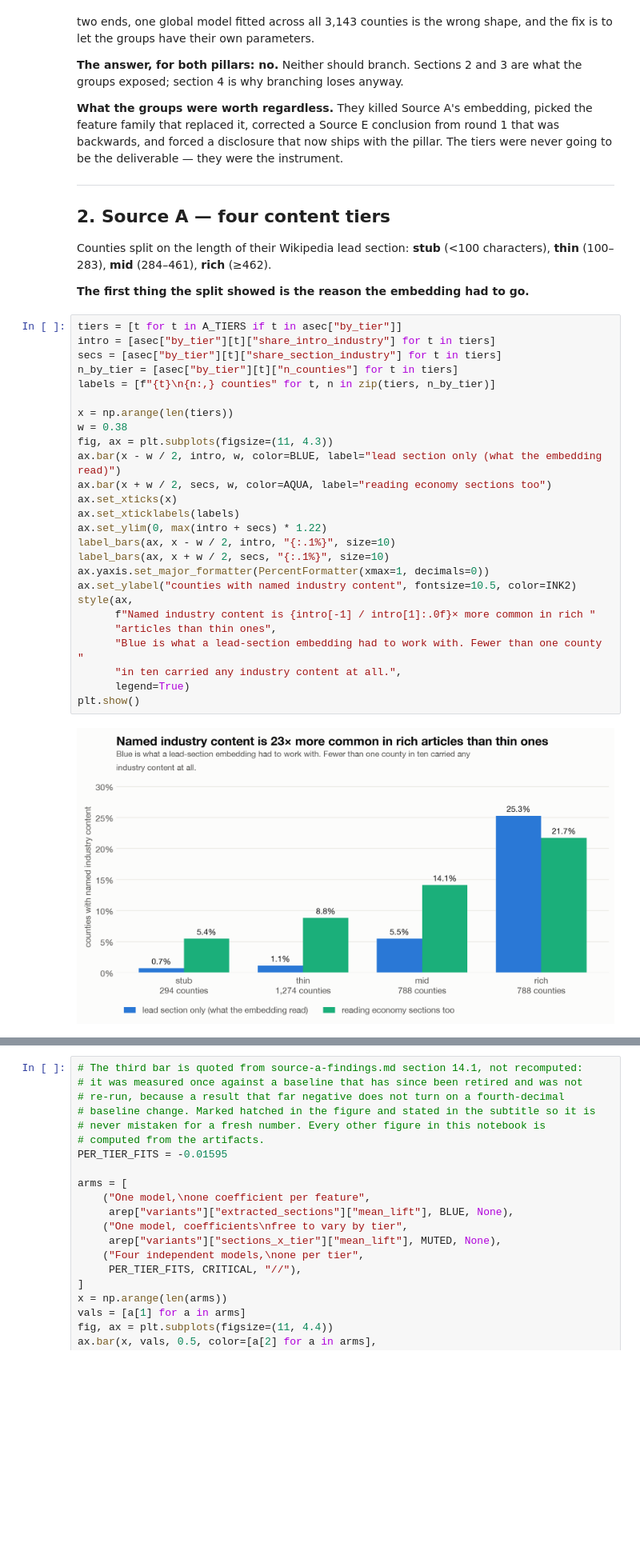
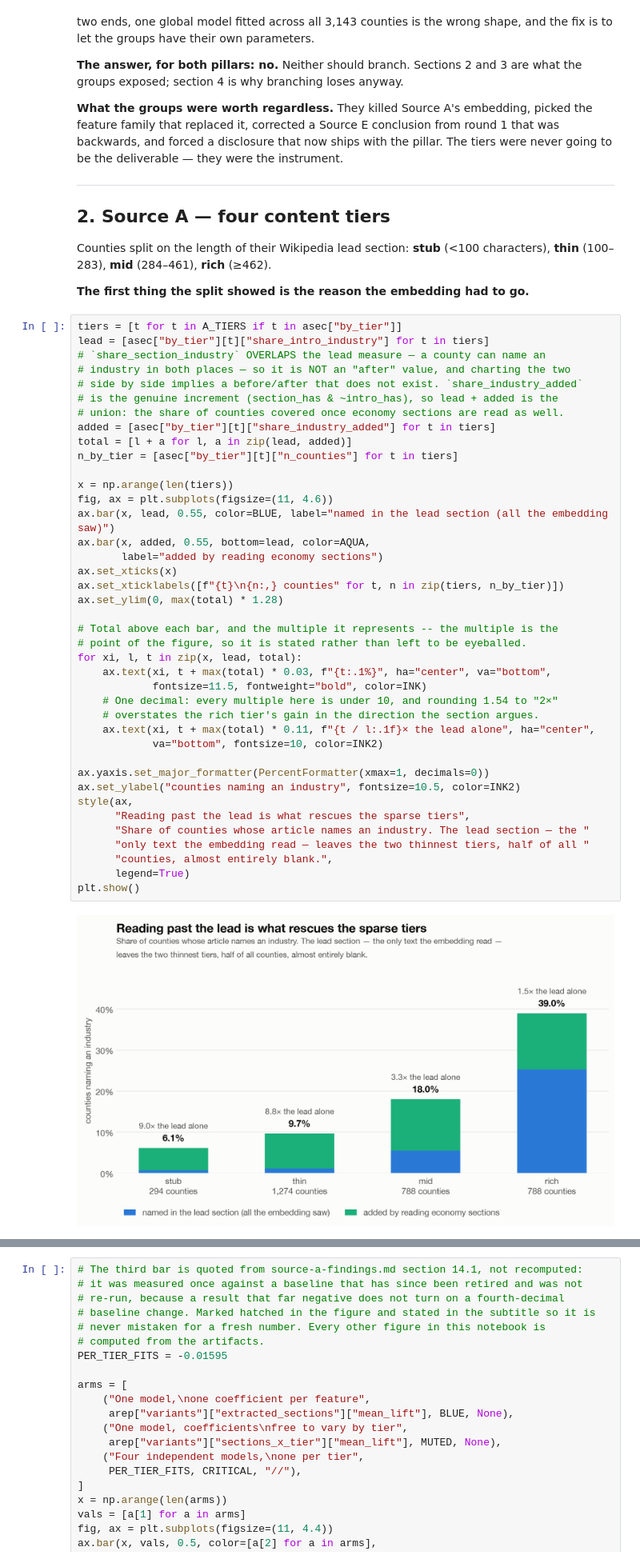
Before and after one commit to Max-Garcia-06/macro_embeddings, a Jupyter notebook: analysis-output/E_macro_pillar_worth_2026-08-13.ipynb, the cells around one changed output, grey strips where cells are left out. Shown at 80% size. Saved outputs shown, nothing was run; the diff lists cells and outputs as text; blank space fills up the shorter version.

```diff
--- a/analysis-output/E_macro_pillar_worth_2026-08-13.ipynb
+++ b/analysis-output/E_macro_pillar_worth_2026-08-13.ipynb
@@ -207,34 +207,48 @@ Counties split on the length of their Wikipedia lead section: **stub** (<100
 characters), **thin** (100–283), **mid** (284–461), **rich** (≥462).
 
 **The first thing the split showed is the reason the embedding had to go.**
-# %%
-tiers = [t for t in A_TIERS if t in asec["by_tier"]]
-intro = [asec["by_tier"][t]["share_intro_industry"] for t in tiers]
-secs = [asec["by_tier"][t]["share_section_industry"] for t in tiers]
-n_by_tier = [asec["by_tier"][t]["n_counties"] for t in tiers]
-labels = [f"{t}\n{n:,} counties" for t, n in zip(tiers, n_by_tier)]
-
-x = np.arange(len(tiers))
-w = 0.38
-fig, ax = plt.subplots(figsize=(11, 4.3))
-ax.bar(x - w / 2, intro, w, color=BLUE, label="lead section only (what the embedding read)")
-ax.bar(x + w / 2, secs, w, color=AQUA, label="reading economy sections too")
-ax.set_xticks(x)
-ax.set_xticklabels(labels)
-ax.set_ylim(0, max(intro + secs) * 1.22)
-label_bars(ax, x - w / 2, intro, "{:.1%}", size=10)
-label_bars(ax, x + w / 2, secs, "{:.1%}", size=10)
-ax.yaxis.set_major_formatter(PercentFormatter(xmax=1, decimals=0))
-ax.set_ylabel("counties with named industry content", fontsize=10.5, color=INK2)
-style(ax,
-      f"Named industry content is {intro[-1] / intro[1]:.0f}× more common in rich "
-      "articles than thin ones",
-      "Blue is what a lead-section embedding had to work with. Fewer than one county "
-      "in ten carried any industry content at all.",
-      legend=True)
-plt.show()
-# %% [output]
-[figure, removed]
+# %%
+tiers = [t for t in A_TIERS if t in asec["by_tier"]]
+lead = [asec["by_tier"][t]["share_intro_industry"] for t in tiers]
+# `share_section_industry` OVERLAPS the lead measure — a county can name an
+# industry in both places — so it is NOT an "after" value, and charting the two
+# side by side implies a before/after that does not exist. `share_industry_added`
+# is the genuine increment (section_has & ~intro_has), so lead + added is the
+# union: the share of counties covered once economy sections are read as well.
+added = [asec["by_tier"][t]["share_industry_added"] for t in tiers]
+total = [l + a for l, a in zip(lead, added)]
+n_by_tier = [asec["by_tier"][t]["n_counties"] for t in tiers]
+
+x = np.arange(len(tiers))
+fig, ax = plt.subplots(figsize=(11, 4.6))
+ax.bar(x, lead, 0.55, color=BLUE, label="named in the lead section (all the embedding saw)")
+ax.bar(x, added, 0.55, bottom=lead, color=AQUA,
+       label="added by reading economy sections")
+ax.set_xticks(x)
+ax.set_xticklabels([f"{t}\n{n:,} counties" for t, n in zip(tiers, n_by_tier)])
+ax.set_ylim(0, max(total) * 1.28)
+
+# Total above each bar, and the multiple it represents -- the multiple is the
+# point of the figure, so it is stated rather than left to be eyeballed.
+for xi, l, t in zip(x, lead, total):
+    ax.text(xi, t + max(total) * 0.03, f"{t:.1%}", ha="center", va="bottom",
+            fontsize=11.5, fontweight="bold", color=INK)
+    # One decimal: every multiple here is under 10, and rounding 1.54 to "2×"
+    # overstates the rich tier's gain in the direction the section argues.
+    ax.text(xi, t + max(total) * 0.11, f"{t / l:.1f}× the lead alone", ha="center",
+            va="bottom", fontsize=10, color=INK2)
+
+ax.yaxis.set_major_formatter(PercentFormatter(xmax=1, decimals=0))
+ax.set_ylabel("counties naming an industry", fontsize=10.5, color=INK2)
+style(ax,
+      "Reading past the lead is what rescues the sparse tiers",
+      "Share of counties whose article names an industry. The lead section — the "
+      "only text the embedding read — leaves the two thinnest tiers, half of all "
+      "counties, almost entirely blank.",
+      legend=True)
+plt.show()
+# %% [output]
+[figure, added]
 # %% [markdown]
 **What that killed.** Averaging a 1,024-dimension vector over 3,144 articles, when
 only the rich tier reliably says anything economic, produces a vector dominated by
```
Also changed, not shown: parts of 6 cells of this notebook, 1 other file.
